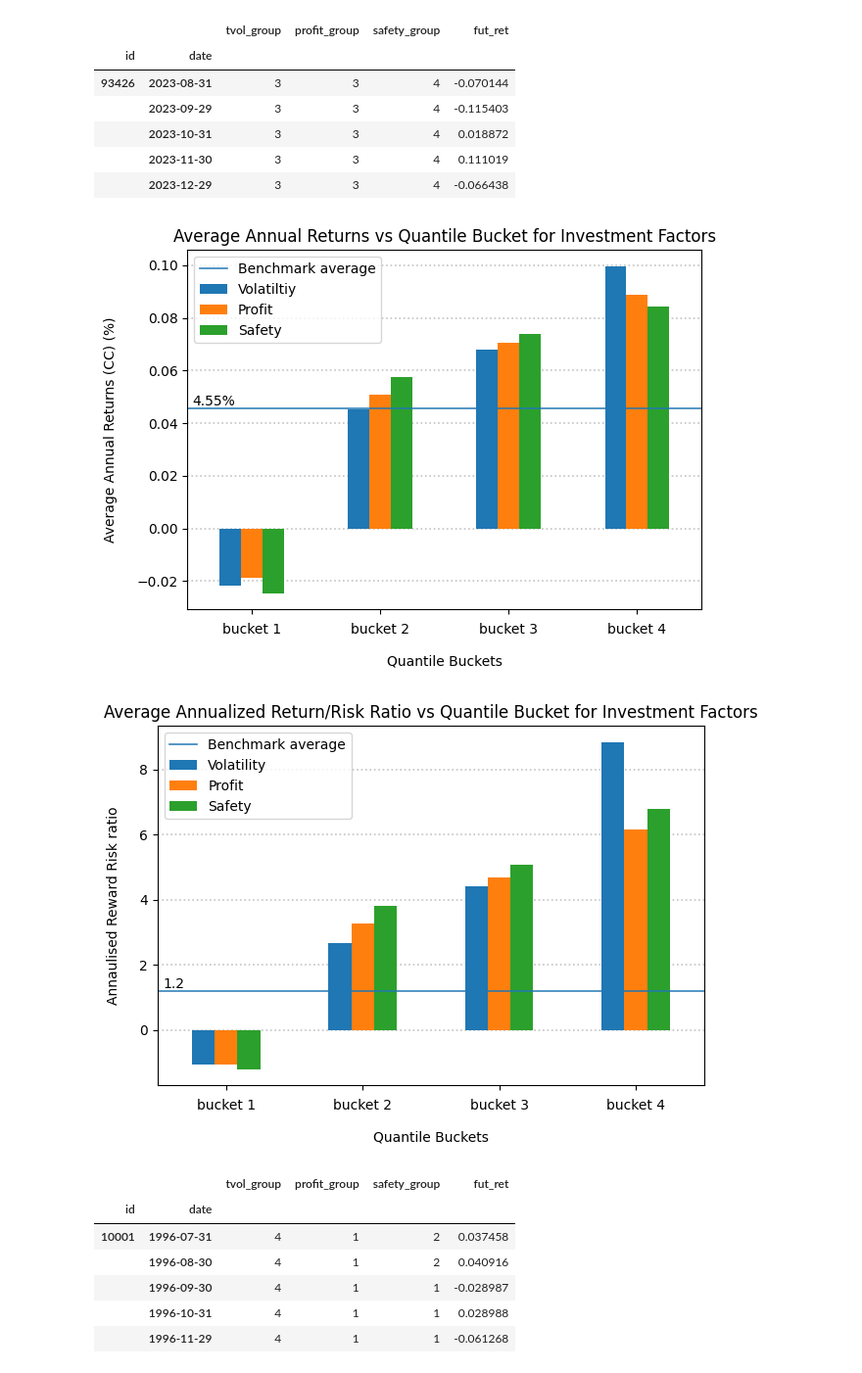
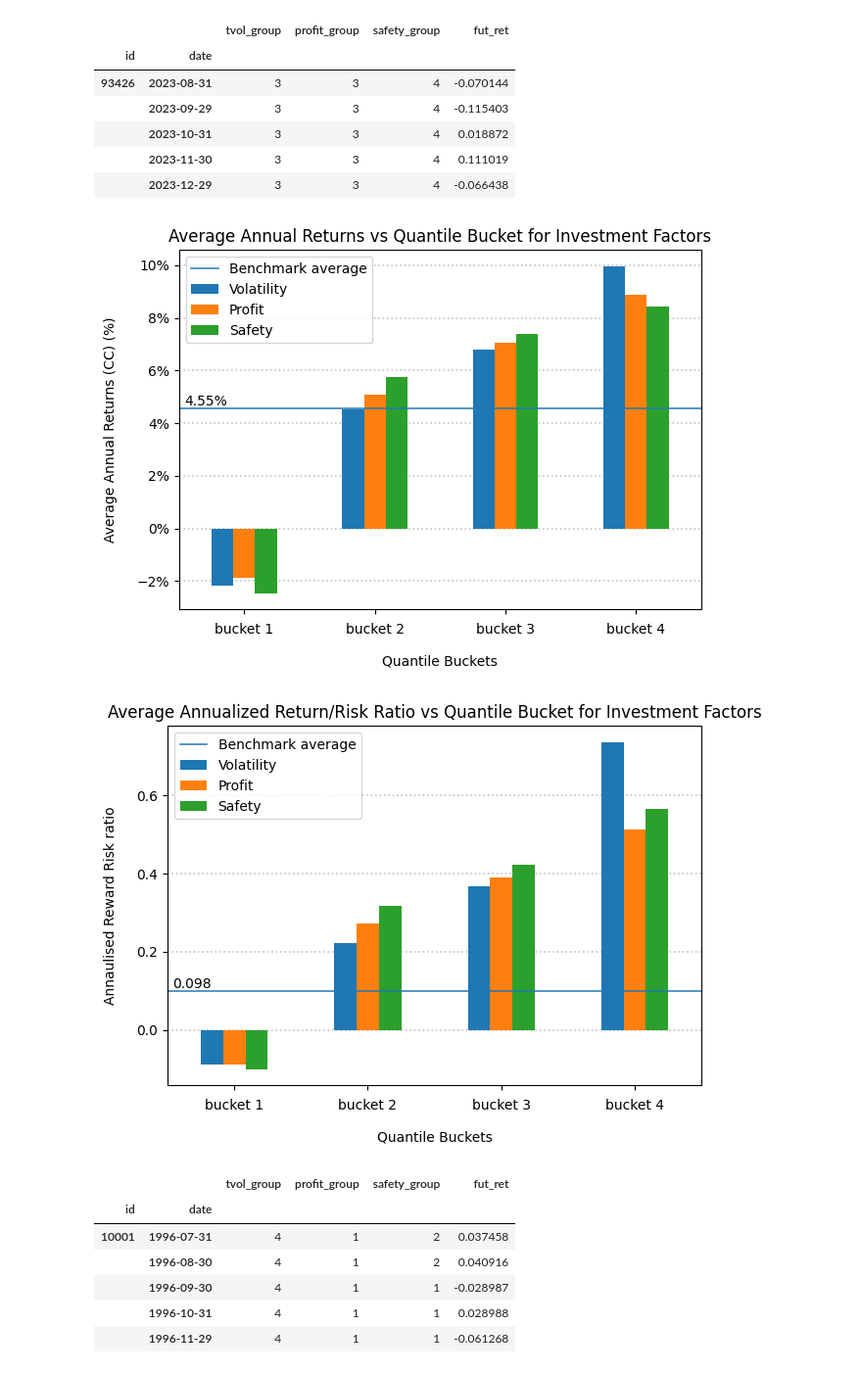
Before and after one commit to Petrichor2390/Portfolio_management, a Jupyter notebook: ass/A_14247617.ipynb, the cells around one changed output. Shown at 98% size. Drawn from its saved outputs; the diff is of its cells as text; code cells hidden in the pictures.

```diff
--- a/ass/A_14247617.ipynb
+++ b/ass/A_14247617.ipynb
@@ -16,7 +19,7 @@ import matplotlib.dates as mdates
 def quartile_performance(data: pd.DataFrame, return_name: str = "fut_ret") -> pd.DataFrame:
     mean_return = data[return_name].mean()*12
     volatility = data[return_name].std()*np.sqrt(12)
-    rr_ratio = (data[return_name].mean()*12) / data[return_name].std()*np.sqrt(12)
+    rr_ratio = (data[return_name].mean()*12) / (data[return_name].std()*np.sqrt(12)) #added brackets compared to tutorial
     performance = pd.DataFrame({'Mean Ret': mean_return,
                                 'Std Dev': volatility,
                                 'RR Ratio': rr_ratio})
@@ -113,11 +116,11 @@ safety_perf = quartile_performance(safety_data.groupby(['date', 'safety_group'])
 #setup and creating the "Average Annual Returns vs Quantile Bucket for Investment Factors" graph (aar) ###########################################
 #benchmark performance (using tvol)
 avg_benchmark_returns = tvol_data['fut_ret'].mean()*12
-benchmark_rr_ratio = (tvol_data['fut_ret'].mean()*12) / tvol_data['fut_ret'].std()*np.sqrt(12)
+benchmark_rr_ratio = (tvol_data['fut_ret'].mean()*12) / (tvol_data['fut_ret'].std()*np.sqrt(12))
 
 bar_chart_col_names = [f"bucket {i+1}" for i in range(N)]
 aar_bar_chart_df = pd.DataFrame({
-    'Volatiltiy': tvol_perf['Mean Ret'],
+    'Volatility': tvol_perf['Mean Ret'],
     'Profit': profit_perf['Mean Ret'],
     'Safety': safety_perf['Mean Ret']
 })
@@ -128,6 +131,7 @@ aar_bar_chart = aar_bar_chart_df.plot(kind='bar', rot=0)
 aar_bar_chart.set_xlabel("Quantile Buckets", labelpad=14)
 aar_bar_chart.set_ylabel("Average Annual Returns (CC) (%)", labelpad=14)
 aar_bar_chart.set_title("Average Annual Returns vs Quantile Bucket for Investment Factors")
+aar_bar_chart.yaxis.set_major_formatter(mticker.PercentFormatter(xmax=1.0, decimals=0))
 
 aar_bar_chart.axhline(y=avg_benchmark_returns, linestyle='-', linewidth=1.2, alpha=0.9, label='Benchmark average')
 aar_bar_chart.text(0.01, avg_benchmark_returns, f'{avg_benchmark_returns:.2%}',
@@ -142,35 +146,35 @@ for lbl in aar_bar_chart.get_xticklabels():
 aar_bar_chart.tick_params(axis='x', pad=6)  # a little space from the axis
 aar_bar_chart.figure.tight_layout()
 
 #setup and creating the "Risk to Reward ratio vs Quintile Bucket for Investment Factors" (rrr)
 rrr_bar_chart = pd.DataFrame({
     'Volatility': tvol_perf['RR Ratio'],
     'Profit': profit_perf['RR Ratio'],
     'Safety': safety_perf['RR Ratio']
 })
 
 rrr_bar_chart.index = bar_chart_col_names
 
 rrr_bar_chart = rrr_bar_chart.plot(kind='bar', rot=0)
 rrr_bar_chart.set_xlabel("Quantile Buckets", labelpad=14)
 rrr_bar_chart.set_ylabel("Annaulised Reward Risk ratio", labelpad=14)
 rrr_bar_chart.set_title("Average Annualized Return/Risk Ratio vs Quantile Bucket for Investment Factors")
 
 rrr_bar_chart.axhline(y=benchmark_rr_ratio, linestyle='-', linewidth=1.2, alpha=0.9, label='Benchmark average')
 rrr_bar_chart.text(0.01, benchmark_rr_ratio, f'{benchmark_rr_ratio:.2}',
         transform=rrr_bar_chart.get_yaxis_transform(),
         ha='left', va='bottom', clip_on=False)
 rrr_bar_chart.legend()
 
 rrr_bar_chart.set_axisbelow(True)
 rrr_bar_chart.grid(True, axis='y', linestyle=':', linewidth=1.2, alpha=0.75)
 for lbl in rrr_bar_chart.get_xticklabels():
     lbl.set_ha('center')
 rrr_bar_chart.tick_params(axis='x', pad=6)
 rrr_bar_chart.figure.tight_layout()
 # %% [output]
-[figure, old version]
+[figure, new version]
-[figure, old version]
+[figure, new version]
 # %%
 data.head()
 # %% [output]
```
Also changed, not shown: parts of 19 cells of this notebook.
